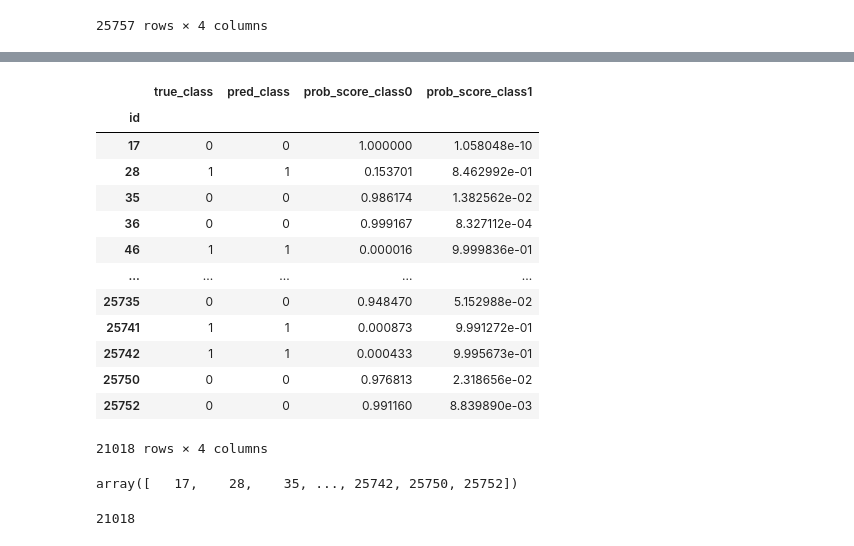
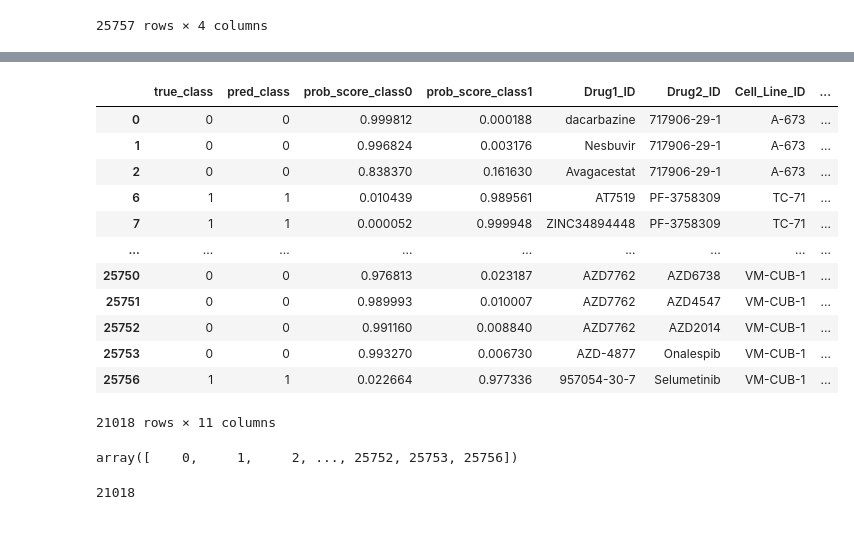
Before and after one commit to uzh-dqbm-cmi/graphnn, a Jupyter notebook: notebooks/AltModels/DeepAdr_train_eval-DrugComb-v1.5-5foldCV-AltModels-DeepSynergy.ipynb, the cells around one changed output, grey strips where cells are left out. Saved outputs shown, nothing was run; the diff lists cells and outputs as text; code cells hidden in the pictures.

```diff
--- a/notebooks/AltModels/DeepAdr_train_eval-DrugComb-v1.5-5foldCV-AltModels-DeepSynergy.ipynb
+++ b/notebooks/AltModels/DeepAdr_train_eval-DrugComb-v1.5-5foldCV-AltModels-DeepSynergy.ipynb
@@ -366,0 +371,3 @@ df_pred
+# %%
+data_pairs = ReaderWriter.read_data(os.path.join(targetdata_dir_raw, 'data_pairs.pkl'))
+data_pairs
@@ -366,0 +388,3 @@ df_pred
+# %%
+df_all = pd.concat([df_pred.sort_index(), data_pairs], axis=1)
+df_all
@@ -367,26 +405,25 @@ df_pred
 # %%
-df_pred_TP = df_pred[((df_pred.true_class == 0) & (df_pred.pred_class == 0)) |
-                     ((df_pred.true_class == 1) & (df_pred.pred_class == 1))]
+df_pred_TP = df_all[((df_all.true_class == 0) & (df_all.pred_class == 0)) |
+                     ((df_all.true_class == 1) & (df_all.pred_class == 1))]
 df_pred_TP
 # %% [output]
-|  | true_class | pred_class | prob_score_class0 | prob_score_class1 |
-| id |  |  |  |  |
-| 17 | 0 | 0 | 1.000000 | 1.058048e-10 |
-| 28 | 1 | 1 | 0.153701 | 8.462992e-01 |
-| 35 | 0 | 0 | 0.986174 | 1.382562e-02 |
-| 36 | 0 | 0 | 0.999167 | 8.327112e-04 |
-| 46 | 1 | 1 | 0.000016 | 9.999836e-01 |
-| ... | ... | ... | ... | ... |
-| 25735 | 0 | 0 | 0.948470 | 5.152988e-02 |
-| 25741 | 1 | 1 | 0.000873 | 9.991272e-01 |
-| 25742 | 1 | 1 | 0.000433 | 9.995673e-01 |
-| 25750 | 0 | 0 | 0.976813 | 2.318656e-02 |
-| 25752 | 0 | 0 | 0.991160 | 8.839890e-03 |
+|  | true_class | pred_class | prob_score_class0 | prob_score_class1 | Drug1_ID | Drug2_ID | Cell_Line_ID | ... |
+| 0 | 0 | 0 | 0.999812 | 0.000188 | dacarbazine | 717906-29-1 | A-673 | ... |
+| 1 | 0 | 0 | 0.996824 | 0.003176 | Nesbuvir | 717906-29-1 | A-673 | ... |
+| 2 | 0 | 0 | 0.838370 | 0.161630 | Avagacestat | 717906-29-1 | A-673 | ... |
+| 6 | 1 | 1 | 0.010439 | 0.989561 | AT7519 | PF-3758309 | TC-71 | ... |
+| 7 | 1 | 1 | 0.000052 | 0.999948 | ZINC34894448 | PF-3758309 | TC-71 | ... |
+| ... | ... | ... | ... | ... | ... | ... | ... | ... |
+| 25750 | 0 | 0 | 0.976813 | 0.023187 | AZD7762 | AZD6738 | VM-CUB-1 | ... |
+| 25751 | 0 | 0 | 0.989993 | 0.010007 | AZD7762 | AZD4547 | VM-CUB-1 | ... |
+| 25752 | 0 | 0 | 0.991160 | 0.008840 | AZD7762 | AZD2014 | VM-CUB-1 | ... |
+| 25753 | 0 | 0 | 0.993270 | 0.006730 | AZD-4877 | Onalespib | VM-CUB-1 | ... |
+| 25756 | 1 | 1 | 0.022664 | 0.977336 | 957054-30-7 | Selumetinib | VM-CUB-1 | ... |
-21018 rows × 4 columns
+21018 rows × 11 columns
 # %%
 df_pred_TP.index.values
 # %% [output]
-array([   17,    28,    35, ..., 25742, 25750, 25752])
+array([    0,     1,     2, ..., 25752, 25753, 25756])
 # %%
 df_pred_TP_RI = df_pred_TP.reset_index()
 
```
Also changed, not shown: parts of 30 cells of this notebook, 1 other file.
